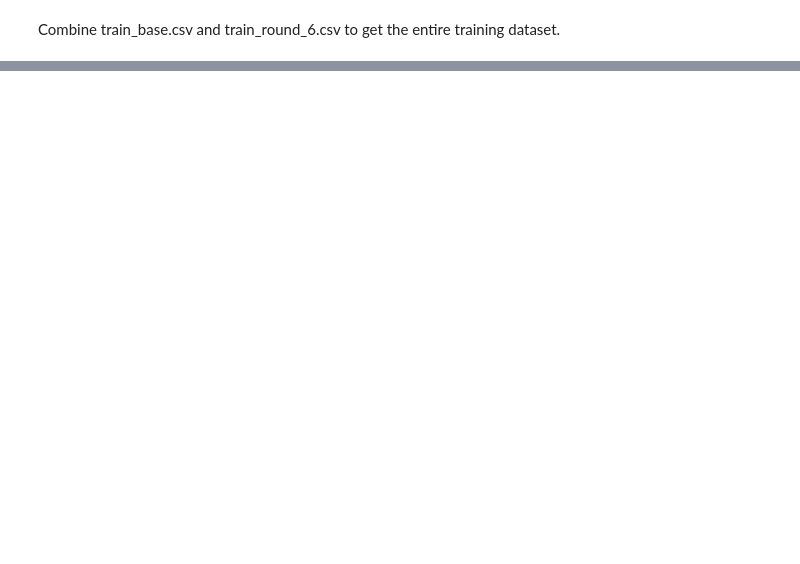
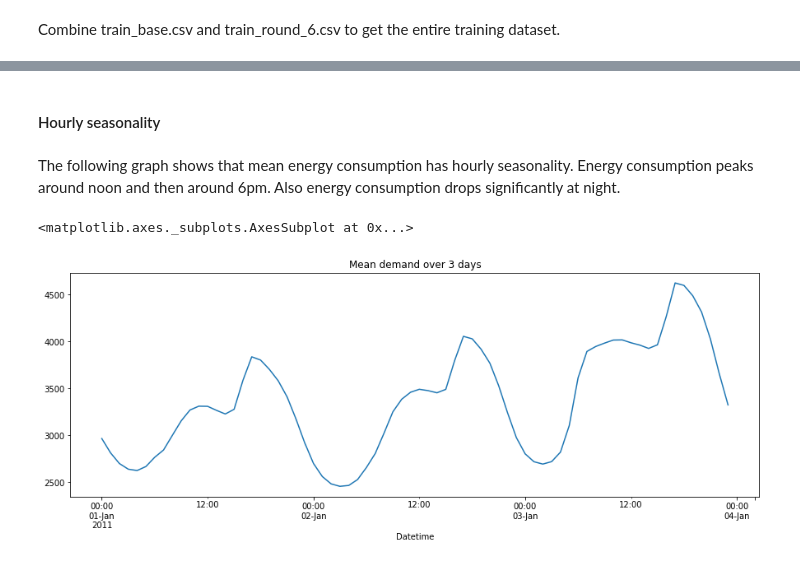
Before and after one commit to sdonohoo/forecasting, a Jupyter notebook: energy_load/GEFCom2017_D_Prob_MT_hourly/reference/Data_Exploration.ipynb, the cells around one changed output, grey strips where cells are left out. Saved outputs shown, nothing was run; the diff lists cells and outputs as text; code cells hidden in the pictures; blank space fills up the shorter version.

```diff
--- a/energy_load/GEFCom2017_D_Prob_MT_hourly/reference/Data_Exploration.ipynb
+++ b/energy_load/GEFCom2017_D_Prob_MT_hourly/reference/Data_Exploration.ipynb
@@ -251,0 +137,9 @@ is not recommended if your data is big.
+# %% [markdown]
+#### Hourly seasonality
+# %% [markdown]
+The following graph shows that mean energy consumption has hourly seasonality. Energy consumption peaks around noon and then around 6pm. Also energy consumption drops significantly at night.
+# %%
+mean_demand[:24*3].plot(title="Mean demand over 3 days")
+# %% [output]
+<matplotlib.axes._subplots.AxesSubplot at 0x...>
+[figure, added]
```
Also changed, not shown: parts of 52 cells of this notebook.
